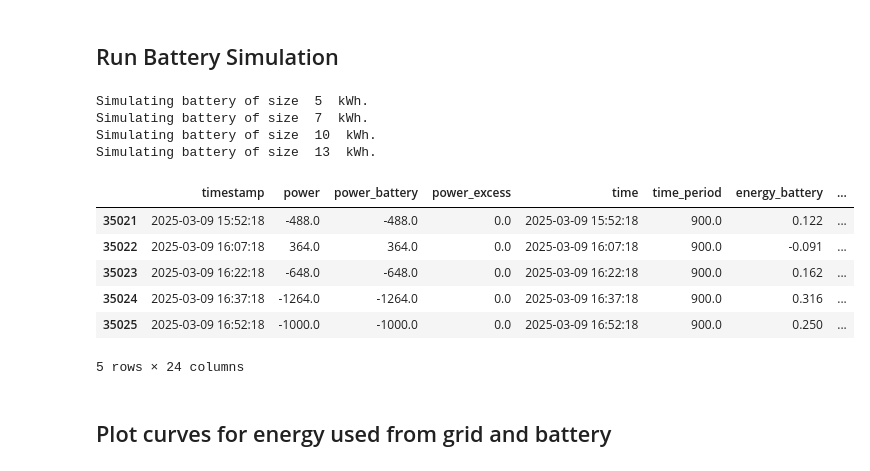
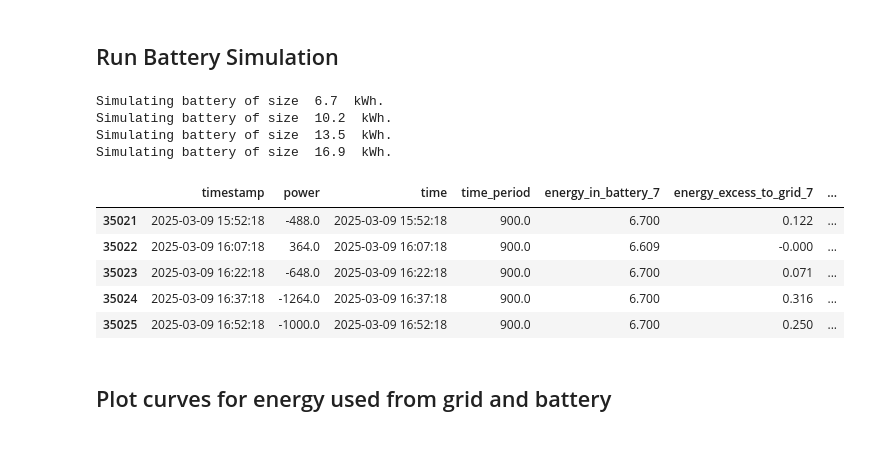
Before and after one commit to stephanme/Battery-Simulation, a Jupyter notebook: Simulate_Battery.ipynb, the cells around one changed output. Saved outputs shown, nothing was run; the diff lists cells and outputs as text; code cells hidden in the pictures.

```diff
--- a/Simulate_Battery.ipynb
+++ b/Simulate_Battery.ipynb
@@ -72,7 +63,7 @@ df['energy_inverter_excess'] = df['energy_inverter_excess'].fillna(0)
 # %%
 # Function to simulate a battery of size battery_size.
 # df contains energy that could be charged or discharged at each time.
-def simulate_battery(df, battery_size):
+def simulate_battery(df, battery_size, max_discharging_power, max_charging_power):
     print('Simulating battery of size ', str(battery_size), ' kWh.')
     last_energy_in_battery = 0
     last_total_energy_provided_by_battery = 0
@@ -84,26 +75,37 @@ def simulate_battery(df, battery_size):
 
     # go through all rows and check if energy can be charged or discharged to battery
     for row in df.iterrows():
+        power = row[1]['power']
+        time_period = row[1]['time_period']
+        if power > max_discharging_power:
+            power_battery = max_discharging_power
+        elif power < -max_charging_power:
+            power_battery = -max_charging_power
+        else:
+            power_battery = power
+        power_excess = power - power_battery
+        energy_battery = - time_period * power_battery / (60 * 60 * 1000)
+
+        # energy excess to grid due to charging / discharging limitations of battery
+        this_energy_excess_to_grid = - time_period * power_excess / (60 * 60 * 1000)
+
         # Add energy of this row to battery and check if battery is either full or empty.
         # In this case, set battery state to battery_size or zero.
         # Copy excess energy, not taken by battery to this_energy_excess_to_grid
-        this_energy_in_battery =  row[1]['energy_battery'] + last_energy_in_battery
+        this_energy_in_battery =  energy_battery + last_energy_in_battery
         # If battery is full, copy excess to this_energy_excess_to_grid
         if this_energy_in_battery > battery_size:
-            this_energy_excess_to_grid = this_energy_in_battery - battery_size
+            this_energy_excess_to_grid += this_energy_in_battery - battery_size
             this_energy_in_battery = battery_size
         # If battery is empty, copy excess to this_energy_excess_to_grid
         elif this_energy_in_battery < 0:
-            this_energy_excess_to_grid = this_energy_in_battery
+            this_energy_excess_to_grid += this_energy_in_battery
             this_energy_in_battery = 0
-        # If battery is not full or empty, set this_energy_excess_to_grid to zero
-        else:
-            this_energy_excess_to_grid = 0
+        # If battery is not full or empty -> no change to this_energy_excess_to_grid
 
         # Append data to lists
         energy_in_battery.append( this_energy_in_battery )
         energy_excess_to_grid.append(this_energy_excess_to_grid)
-
 
         # Check if the battery was discharged in this row.
         # If this is the case, copy energy of this row to new column.
@@ -127,26 +129,24 @@ def simulate_battery(df, battery_size):
 # %%
 # Go through all batteries and start simulation for each one. Add results as columns to df.
 for i in range(len(battery_sizes)):
-    energy_in_battery, energy_excess_to_grid, power_provided_by_battery, total_power_provided_by_battery = simulate_battery(df, battery_sizes[i])
-    #battery_charge, battery_charge_excess, battery_discharge, battery_total_discharge = simulate_battery(df, battery_sizes[i])
+    energy_in_battery, energy_excess_to_grid, power_provided_by_battery, total_power_provided_by_battery = simulate_battery(df, battery_sizes[i], max_discharging_power[i], max_charging_power[i])
 
-    df['energy_in_battery_' + battery_names[i]] = energy_in_battery #battery_charge
-    df['energy_excess_to_grid_' + battery_names[i]] = energy_excess_to_grid #battery_charge_excess
-    df['energy_provided_by_battery_' + battery_names[i]] = power_provided_by_battery #battery_discharge #power_provided_by_battery
-    df['total_energy_provided_by_battery_' + battery_names[i]] = total_power_provided_by_battery #battery_total_discharge #total_energy_provided_by_battery
+    df['energy_in_battery_' + battery_names[i]] = energy_in_battery
+    df['energy_excess_to_grid_' + battery_names[i]] = energy_excess_to_grid
+    df['energy_provided_by_battery_' + battery_names[i]] = power_provided_by_battery
+    df['total_energy_provided_by_battery_' + battery_names[i]] = total_power_provided_by_battery
 df.tail()
 # %% [output]
-Simulating battery of size  5  kWh.
-Simulating battery of size  7  kWh.
-Simulating battery of size  10  kWh.
-Simulating battery of size  13  kWh.
+Simulating battery of size  6.7  kWh.
+Simulating battery of size  10.2  kWh.
+Simulating battery of size  13.5  kWh.
+Simulating battery of size  16.9  kWh.
-|  | timestamp | power | power_battery | power_excess | time | time_period | energy_battery | ... |
-| 35021 | 2025-03-09 15:52:18 | -488.0 | -488.0 | 0.0 | 2025-03-09 15:52:18 | 900.0 | 0.122 | ... |
-| 35022 | 2025-03-09 16:07:18 | 364.0 | 364.0 | 0.0 | 2025-03-09 16:07:18 | 900.0 | -0.091 | ... |
-| 35023 | 2025-03-09 16:22:18 | -648.0 | -648.0 | 0.0 | 2025-03-09 16:22:18 | 900.0 | 0.162 | ... |
-| 35024 | 2025-03-09 16:37:18 | -1264.0 | -1264.0 | 0.0 | 2025-03-09 16:37:18 | 900.0 | 0.316 | ... |
-| 35025 | 2025-03-09 16:52:18 | -1000.0 | -1000.0 | 0.0 | 2025-03-09 16:52:18 | 900.0 | 0.250 | ... |
+|  | timestamp | power | time | time_period | energy_in_battery_7 | energy_excess_to_grid_7 | ... |
+| 35021 | 2025-03-09 15:52:18 | -488.0 | 2025-03-09 15:52:18 | 900.0 | 6.700 | 0.122 | ... |
+| 35022 | 2025-03-09 16:07:18 | 364.0 | 2025-03-09 16:07:18 | 900.0 | 6.609 | -0.000 | ... |
+| 35023 | 2025-03-09 16:22:18 | -648.0 | 2025-03-09 16:22:18 | 900.0 | 6.700 | 0.071 | ... |
+| 35024 | 2025-03-09 16:37:18 | -1264.0 | 2025-03-09 16:37:18 | 900.0 | 6.700 | 0.316 | ... |
+| 35025 | 2025-03-09 16:52:18 | -1000.0 | 2025-03-09 16:52:18 | 900.0 | 6.700 | 0.250 | ... |
-5 rows × 24 columns
 # %% [markdown]
 ## Plot curves for energy used from grid and battery
 # %%
```
Also changed, not shown: parts of 12 cells of this notebook, 1 other file.
